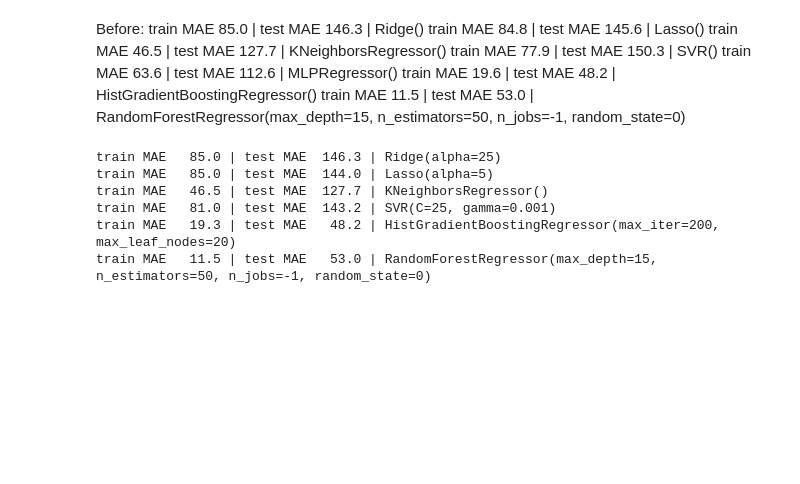
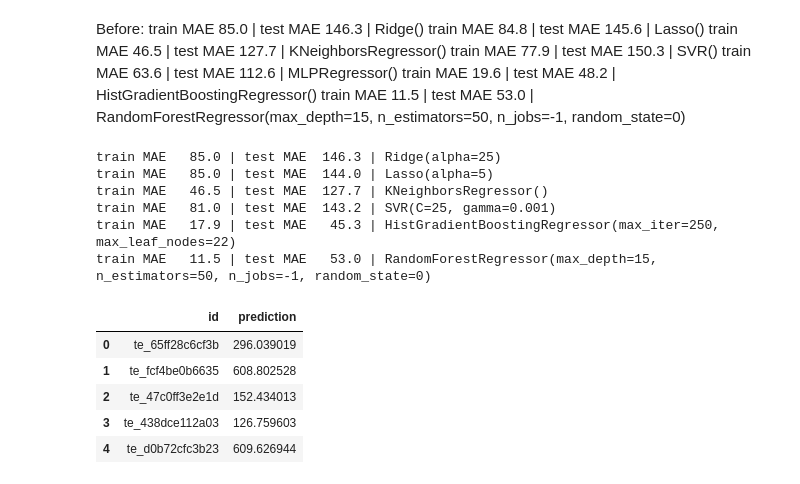
Before and after one commit to an-ne-so-ph-ie/python_courses, a Jupyter notebook: website/public/modules/python-ai-engineering/challenges/aie-s3-bike-demand.ipynb, the cells around one changed output. Saved outputs shown, nothing was run; the diff lists cells and outputs as text; code cells hidden in the pictures; blank space fills up the shorter version.

```diff
--- a/website/public/modules/python-ai-engineering/challenges/aie-s3-bike-demand.ipynb
+++ b/website/public/modules/python-ai-engineering/challenges/aie-s3-bike-demand.ipynb
@@ -424,7 +424,7 @@ pipeline(Lasso(alpha = 5))
 pipeline(KNeighborsRegressor(n_neighbors = 5))
 pipeline(SVR(C =25, gamma = 0.001, kernel = 'rbf'))
 #pipeline(MLPRegressor())
-evaluate(HistGradientBoostingRegressor(learning_rate = 0.1, max_iter = 200, max_leaf_nodes = 20))
+evaluate(HistGradientBoostingRegressor(learning_rate = 0.1, max_iter = 250, max_leaf_nodes = 22))
 evaluate(RandomForestRegressor(random_state=0, n_jobs=-1,
                                    **search.best_params_))
 # %% [output]
@@ -432,16 +432,22 @@ train MAE   85.0 | test MAE  146.3 | Ridge(alpha=25)
 train MAE   85.0 | test MAE  144.0 | Lasso(alpha=5)
 train MAE   46.5 | test MAE  127.7 | KNeighborsRegressor()
 train MAE   81.0 | test MAE  143.2 | SVR(C=25, gamma=0.001)
-train MAE   19.3 | test MAE   48.2 | HistGradientBoostingRegressor(max_iter=200, max_leaf_nodes=20)
+train MAE   17.9 | test MAE   45.3 | HistGradientBoostingRegressor(max_iter=250, max_leaf_nodes=22)
 train MAE   11.5 | test MAE   53.0 | RandomForestRegressor(max_depth=15, n_estimators=50, n_jobs=-1, random_state=0)
 # %%
 X_submission_enc = encode(X_submission, medians_all, X_all_enc.columns)
 
-best_model = RandomForestRegressor(random_state=0, n_jobs=-1,
-                                   **search.best_params_)
+best_model = HistGradientBoostingRegressor(learning_rate = 0.1, max_iter = 250, max_leaf_nodes = 22)
 best_model.fit(X_all_enc, y)
 
 submission = pd.DataFrame({"id": X_submission["id"],
                            "prediction": best_model.predict(X_submission_enc)})
 submission.to_csv("submission.csv", index=False)
 submission.head()
+# %% [output]
+|  | id | prediction |
+| 0 | te_65ff28c6cf3b | 296.039019 |
+| 1 | te_fcf4be0b6635 | 608.802528 |
+| 2 | te_47c0ff3e2e1d | 152.434013 |
+| 3 | te_438dce112a03 | 126.759603 |
+| 4 | te_d0b72cfc3b23 | 609.626944 |
```
